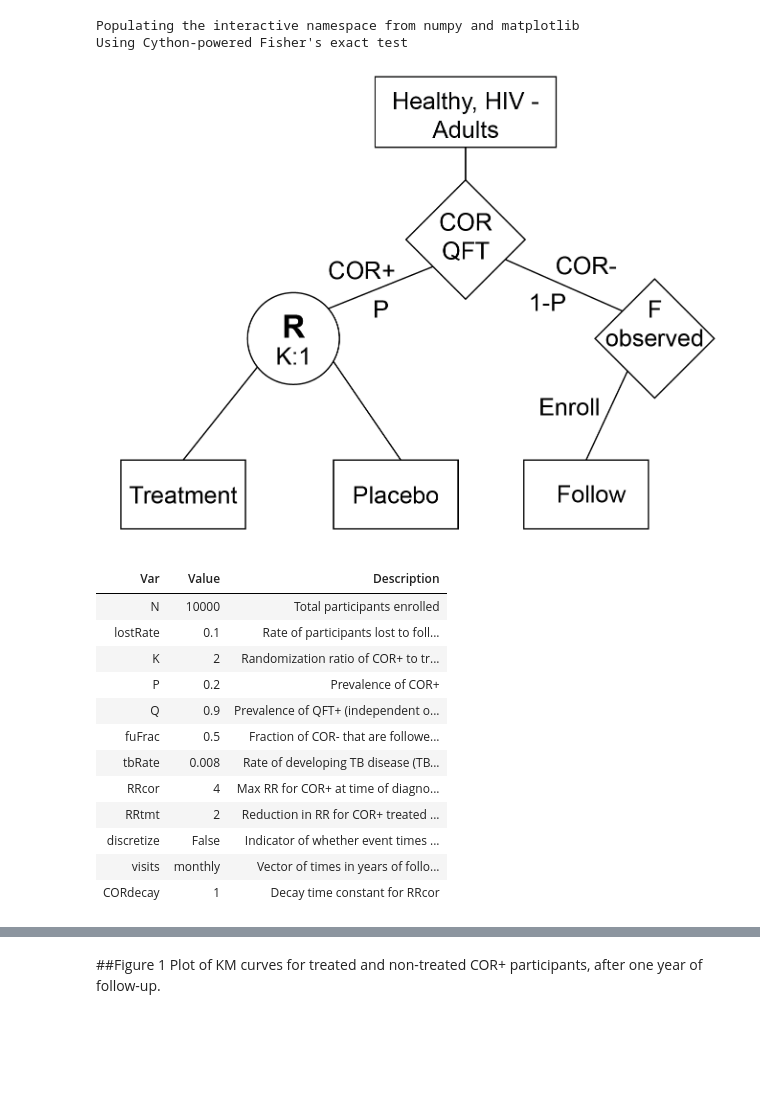
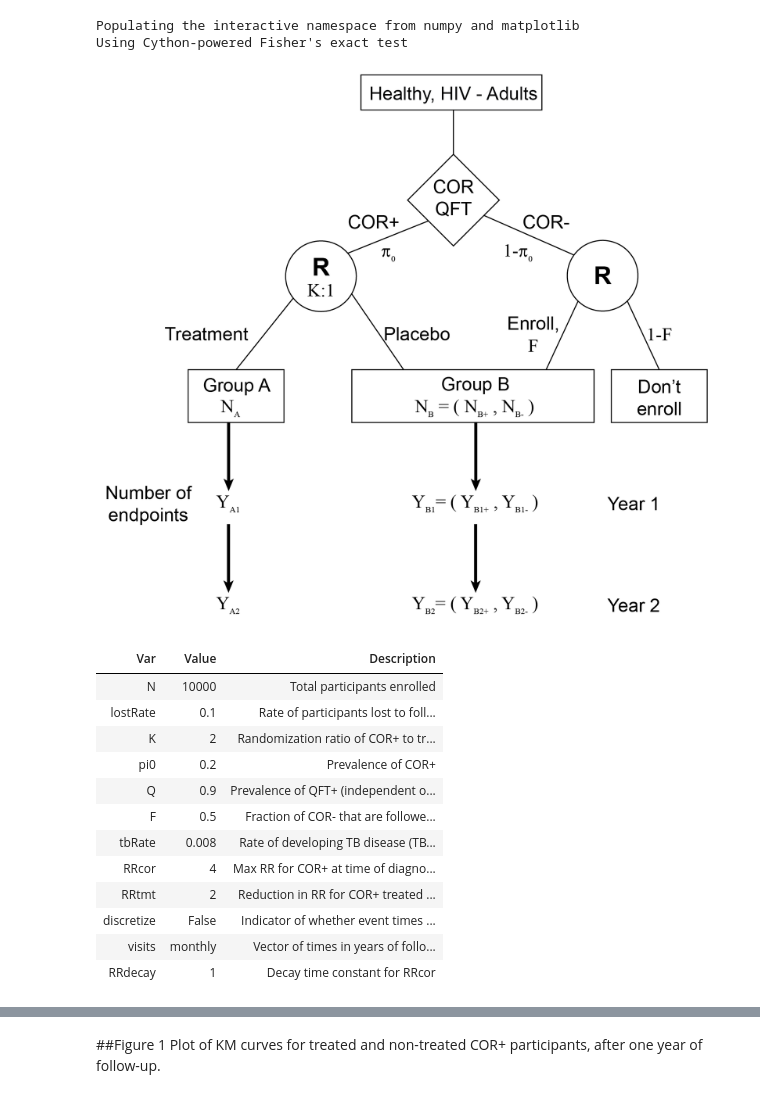
Before and after one commit to agartland/notebooks, a Jupyter notebook: TB_COR_ST.ipynb, the cells around one changed output, grey strips where cells are left out. Cells and saved outputs as stored; diff of their text form; code cells hidden in the pictures; blank space fills up the shorter version.

```diff
--- a/TB_COR_ST.ipynb
+++ b/TB_COR_ST.ipynb
@@ -43,23 +21,23 @@ pd.set_option('display.max_colwidth', -1)
 Populating the interactive namespace from numpy and matplotlib
 Using Cython-powered Fisher's exact test
 # %%
-Image('images/enrollment_diagram-01.png',width = 500)
+Image('images/enrollment_diagram-01.png',width = 700)
 # %% [output]
-[figure, old version]
+[figure, new version]
 # %%
 """Define parameter values"""
 tmp =    [('N',10000,"Total participants enrolled"),
           ('lostRate', 0.1,"Rate of participants lost to followup (per year)"),
           ('K', 2, "Randomization ratio of COR+ to treatment vs. placebo"),
-          ('P', 0.2, "Prevalence of COR+"),
+          ('pi0', 0.2, "Prevalence of COR+"),
           ('Q', 0.9, "Prevalence of QFT+ (independent of COR for now...)"),
-          ('fuFrac', 0.5, "Fraction of COR- that are followed to the endpoint"),
+          ('F', 0.5, "Fraction of COR- that are followed to the endpoint"),
           ('tbRate', 0.008, "Rate of developing TB disease (TB per year in COR-)"),
           ('RRcor', 4.0, "Max RR for COR+ at time of diagnostic"),
           ('RRtmt', 2.0, "Reduction in RR for COR+ treated vs. untreated"),
           ('discretize',False,'Indicator of whether event times should be discretized by visits'),
           ('visits', 'monthly', "Vector of times in years of follow-up visits (for discretizing endpoints)"),
-          ('CORdecay', 1, "Decay time constant for RRcor")]
+          ('RRdecay', 1, "Decay time constant for RRcor")]
 paramsDf = pd.DataFrame(tmp,columns = ['Var','Value','Description'])
 html = paramsDf.to_html(index=False)
 params = paramsDf.set_index('Var').Value
@@ -71,15 +49,15 @@ HTML(html)
 | N | 10000 | Total participants enrolled |
 | lostRate | 0.1 | Rate of participants lost to foll... |
 | K | 2 | Randomization ratio of COR+ to tr... |
-| P | 0.2 | Prevalence of COR+ |
+| pi0 | 0.2 | Prevalence of COR+ |
 | Q | 0.9 | Prevalence of QFT+ (independent o... |
-| fuFrac | 0.5 | Fraction of COR- that are followe... |
+| F | 0.5 | Fraction of COR- that are followe... |
 | tbRate | 0.008 | Rate of developing TB disease (TB... |
 | RRcor | 4 | Max RR for COR+ at time of diagno... |
 | RRtmt | 2 | Reduction in RR for COR+ treated ... |
 | discretize | False | Indicator of whether event times ... |
 | visits | monthly | Vector of times in years of follo... |
-| CORdecay | 1 | Decay time constant for RRcor |
+| RRdecay | 1 | Decay time constant for RRcor |
 # %%
 def initializeDf(params):
     """Generate a full cohort of participants based on randomization parameters and COR+ prevelence,
```
Also changed, not shown: parts of 14 cells of this notebook.
